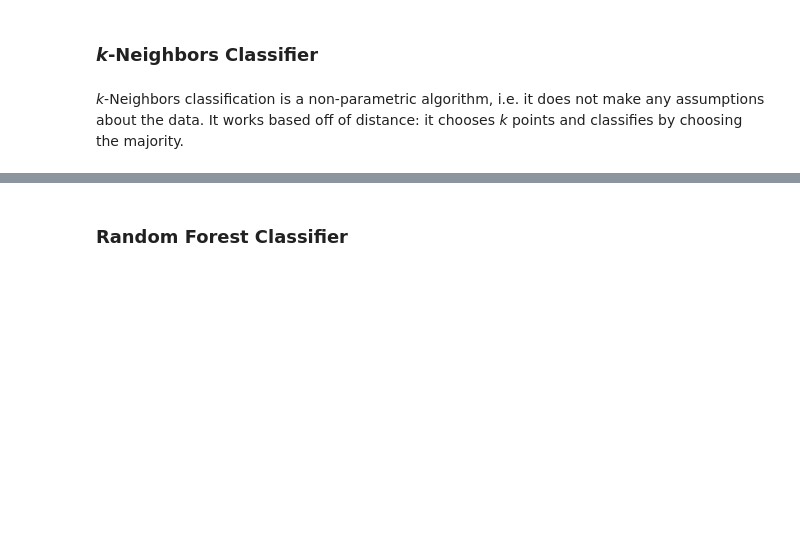
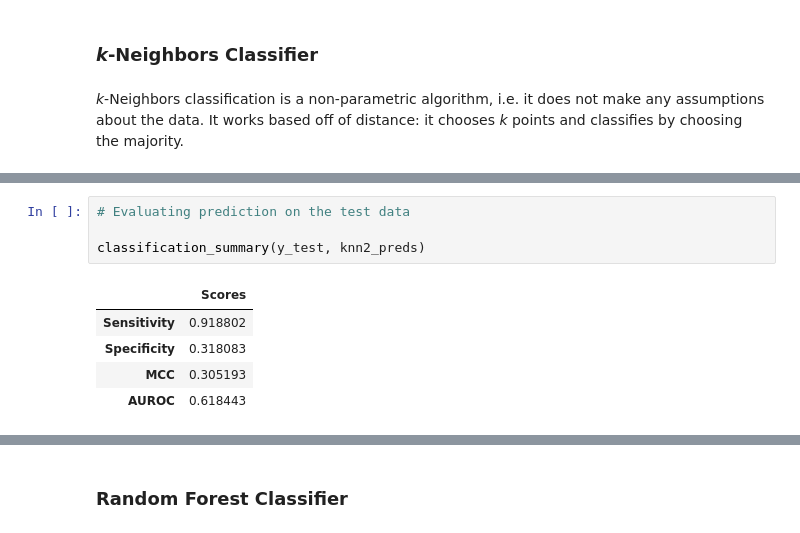
Before and after one commit to a-bergman/Flavors_Of_Physics, a Jupyter notebook: Code/Modeling & Evaluation.ipynb, the cells around one changed output, grey strips where cells are left out. Saved outputs shown, nothing was run; the diff lists cells and outputs as text; blank space fills up the shorter version.

```diff
--- a/Code/Modeling & Evaluation.ipynb
+++ b/Code/Modeling & Evaluation.ipynb
@@ -203,0 +273,10 @@ confusion_matrix_dataframe(y_test,
+# %%
+# Evaluating prediction on the test data
+
+classification_summary(y_test, knn2_preds)
+# %% [output]
+|  | Scores |
+| Sensitivity | 0.918802 |
+| Specificity | 0.318083 |
+| MCC | 0.305193 |
+| AUROC | 0.618443 |
```
Also changed, not shown: parts of 26 cells of this notebook.
